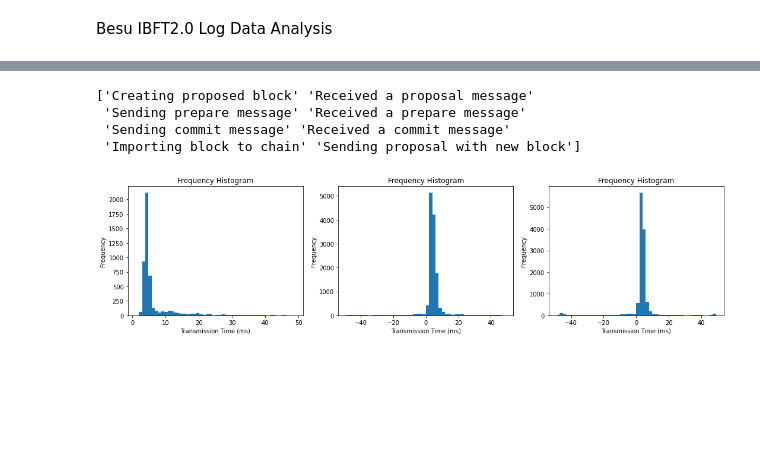
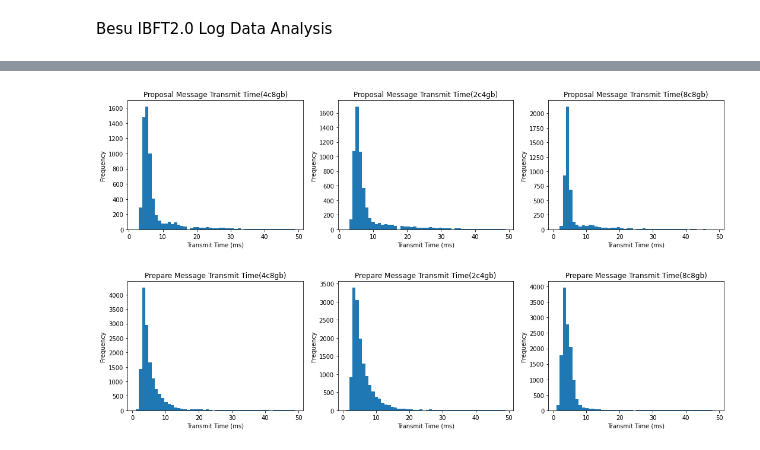
Before and after one commit to CaixiangFan/besu-benchmark, a Jupyter notebook: src/log_analysis.ipynb, the cells around one changed output, grey strips where cells are left out. Cells and saved outputs as stored; diff of their text form; code cells hidden in the pictures; blank space fills up the shorter version.

```diff
--- a/src/log_analysis.ipynb
+++ b/src/log_analysis.ipynb
@@ -72,0 +151,7 @@ def plot_hist(t_tran_pro, t_tran_pre, t_tran_com):
+# %%
+log_path1 = '../data/logs-20211215-141843-4c-8gb'
+df1 = gen_logs_df(logpath=log_path1)
+log_path2 = '../data/logs-20211215-154842-2c-4gb'
+df2 = gen_logs_df(logpath=log_path2)
+log_path3 = '../data/logs-20211215-171026-8c-8gb'
+df3 = gen_logs_df(logpath=log_path3)
@@ -73,8 +178,4 @@ def plot_hist(t_tran_pro, t_tran_pre, t_tran_com):
 # %%
-log_path = '../data/logs-20211215-141843-4c-8gb'
-df_all = gen_logs_df(logpath=log_path)
-print(df_all.Action.unique())
-t_tran_pro = cal_time_delta(send='Creating proposed block', receive='Received a proposal message', df=df_all)
-t_tran_pre = cal_time_delta(send='Sending prepare message', receive='Received a prepare message', df=df_all)
-t_dran_com = cal_time_delta(send='Sending commit message', receive='Received a commit message', df=df_all)
-plot_hist(t_tran_pro, t_tran_pre, t_dran_com)
+ts_pro_trans_4c8gb = cal_time_delta(send='Creating proposed block', receive='Received a proposal message', df=df1)
+ts_pro_trans_2c4gb = cal_time_delta(send='Creating proposed block', receive='Received a proposal message', df=df2)
+ts_pro_trans_8c8gb = cal_time_delta(send='Creating proposed block', receive='Received a proposal message', df=df3)
@@ -101,14 +182,10 @@ plot_hist(t_tran_pro, t_tran_pre, t_dran_com)
-# %%
-log_path = '../data/logs-20211215-171026-8c-8gb'
-df_all = gen_logs_df(logpath=log_path)
-print(df_all.Action.unique())
-t_tran_pro = cal_time_delta(send='Creating proposed block', receive='Received a proposal message', df=df_all)
-t_tran_pre = cal_time_delta(send='Sending prepare message', receive='Received a prepare message', df=df_all)
-t_dran_com = cal_time_delta(send='Sending commit message', receive='Received a commit message', df=df_all)
-plot_hist(t_tran_pro, t_tran_pre, t_dran_com)
-# %% [output]
-['Creating proposed block' 'Received a proposal message'
- 'Sending prepare message' 'Received a prepare message'
- 'Sending commit message' 'Received a commit message'
- 'Importing block to chain' 'Sending proposal with new block']
-[figure, removed]
+# %%
+fig, axs = plt.subplots(nrows=1, ncols=3, figsize=(18, 4))
+title = 'Proposal Message Transmit Time'
+plot_hist(ts_pro_trans_4c8gb, axs[0], 50, title+'(4c8gb)')
+plot_hist(ts_pro_trans_2c4gb, axs[1], 50, title+'(2c4gb)')
+plot_hist(ts_pro_trans_8c8gb, axs[2], 50, title+'(8c8gb)')
+
+plt.show()
+# %% [output]
+[figure, added]
@@ -114,0 +196,14 @@ plot_hist(t_tran_pro, t_tran_pre, t_dran_com)
+# %%
+send_str, receive_str = 'Sending prepare message', 'Received a prepare message'
+ts_prep_trans_4c8gb = cal_time_delta(send=send_str, receive= receive_str, df=df1)
+ts_prep_trans_2c4gb = cal_time_delta(send=send_str, receive= receive_str, df=df2)
+ts_prep_trans_8c8gb = cal_time_delta(send=send_str, receive= receive_str, df=df3)
+fig, axs = plt.subplots(nrows=1, ncols=3, figsize=(18, 4))
+title = 'Prepare Message Transmit Time'
+plot_hist(ts_prep_trans_4c8gb, axs[0], 50, title+'(4c8gb)')
+plot_hist(ts_prep_trans_2c4gb, axs[1], 50, title+'(2c4gb)')
+plot_hist(ts_prep_trans_8c8gb, axs[2], 50, title+'(8c8gb)')
+
+plt.show()
+# %% [output]
+[figure, added]
```
Also changed, not shown: parts of 13 cells of this notebook.
